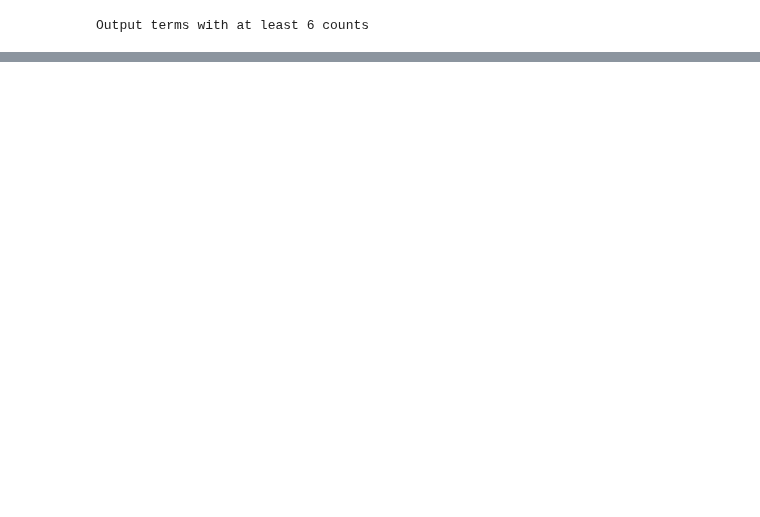
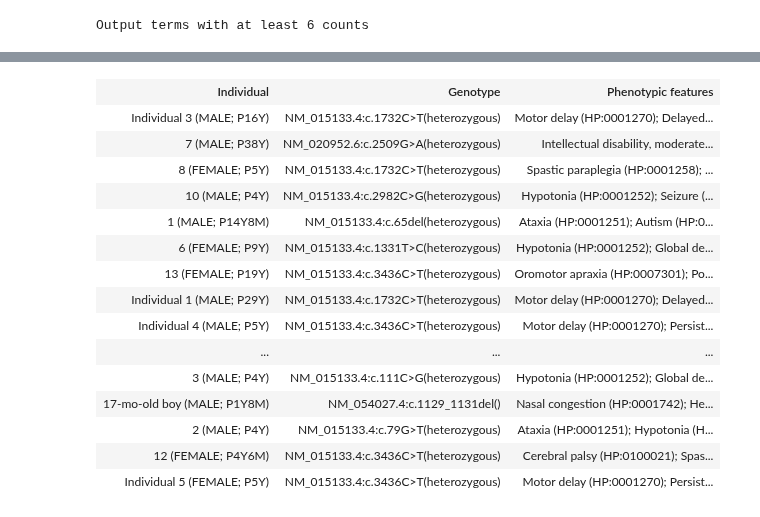
Before and after one commit to monarch-initiative/pyphetools, a Jupyter notebook: notebooks/table_converter.ipynb, the cells around one changed output, grey strips where cells are left out. Drawn from its saved outputs; the diff is of its cells as text; code cells hidden in the pictures; blank space fills up the shorter version.

```diff
--- a/notebooks/table_converter.ipynb
+++ b/notebooks/table_converter.ipynb
@@ -123,0 +126,24 @@ Output terms with at least 3 counts
+# %%
+patient_d.get('Individual 3')
+pplist = list(patient_d.values())
+# %%
+table = PhenopacketTable(phenopacket_list = pplist)
+# %%
+display(HTML(table.to_html()))
+# %% [output]
+| Individual | Genotype | Phenotypic features |
+| Individual 3 (MALE; P16Y) | NM_015133.4:c.1732C>T(heterozygous) | Motor delay (HP:0001270); Delayed... |
+| 7 (MALE; P38Y) | NM_020952.6:c.2509G>A(heterozygous) | Intellectual disability, moderate... |
+| 8 (FEMALE; P5Y) | NM_015133.4:c.1732C>T(heterozygous) | Spastic paraplegia (HP:0001258); ... |
+| 10 (MALE; P4Y) | NM_015133.4:c.2982C>G(heterozygous) | Hypotonia (HP:0001252); Seizure (... |
+| 1 (MALE; P14Y8M) | NM_015133.4:c.65del(heterozygous) | Ataxia (HP:0001251); Autism (HP:0... |
+| 6 (FEMALE; P9Y) | NM_015133.4:c.1331T>C(heterozygous) | Hypotonia (HP:0001252); Global de... |
+| 13 (FEMALE; P19Y) | NM_015133.4:c.3436C>T(heterozygous) | Oromotor apraxia (HP:0007301); Po... |
+| Individual 1 (MALE; P29Y) | NM_015133.4:c.1732C>T(heterozygous) | Motor delay (HP:0001270); Delayed... |
+| Individual 4 (MALE; P5Y) | NM_015133.4:c.3436C>T(heterozygous) | Motor delay (HP:0001270); Persist... |
+| ... | ... | ... |
+| 3 (MALE; P4Y) | NM_015133.4:c.111C>G(heterozygous) | Hypotonia (HP:0001252); Global de... |
+| 17-mo-old boy (MALE; P1Y8M) | NM_054027.4:c.1129_1131del() | Nasal congestion (HP:0001742); He... |
+| 2 (MALE; P4Y) | NM_015133.4:c.79G>T(heterozygous) | Ataxia (HP:0001251); Hypotonia (H... |
+| 12 (FEMALE; P4Y6M) | NM_015133.4:c.3436C>T(heterozygous) | Cerebral palsy (HP:0100021); Spas... |
+| Individual 5 (FEMALE; P5Y) | NM_015133.4:c.3436C>T(heterozygous) | Motor delay (HP:0001270); Persist... |
```
Also changed, not shown: parts of 8 cells of this notebook, 8 other files.
